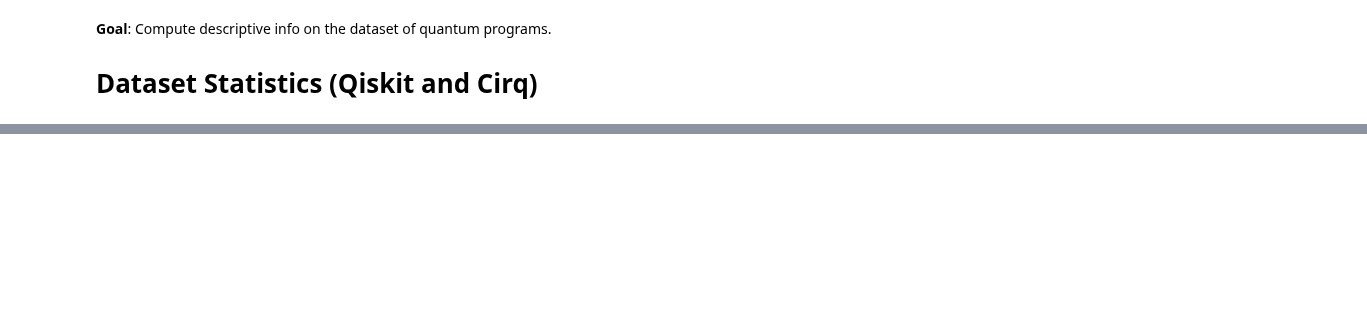
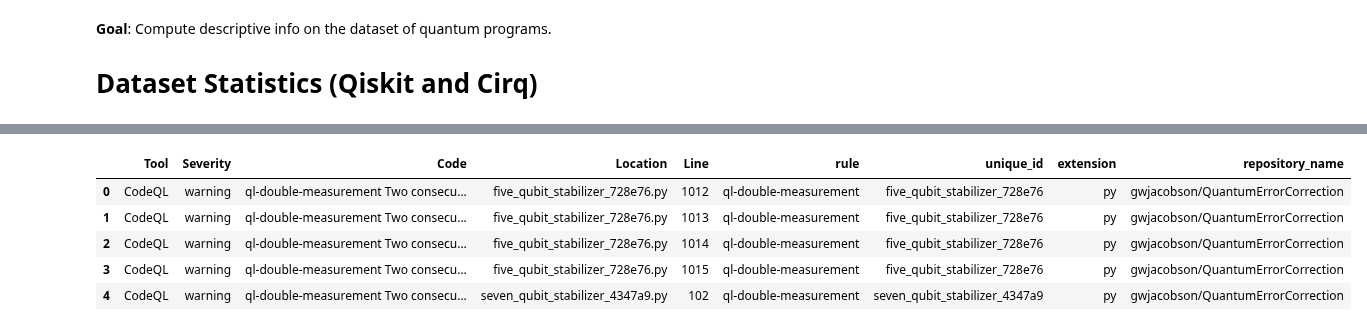
Before and after one commit to sola-st/LintQ, a Jupyter notebook: notebooks/08_Dataset_Stats.ipynb, the cells around one changed output, grey strips where cells are left out. Saved outputs shown, nothing was run; the diff lists cells and outputs as text; code cells hidden in the pictures; blank space fills up the shorter version.

```diff
--- a/notebooks/08_Dataset_Stats.ipynb
+++ b/notebooks/08_Dataset_Stats.ipynb
@@ -12,3 +12,19 @@ PAPER_DIR = '../data/paper_images'
+# %%
+# dataset
+DIR_DATASET_QISKIT = '../data/datasets/exp_v06'
+DIR_DATASET_CIRQ = '../data/datasets/exp_v07'
+
+# output
+PAPER_DIR = '../data/paper_images'
+
+# Abstraction
+DETECTORS_FOLDER = '../qlint/codeql/src'
+ABSTRACTION_FOLDER = '../qlint/codeql/lib/qiskit'
+
+# warning & manual inspection
+PATH_WARNINGS_SARIF = '../data/analysis_results/exp_v08/codeql_2023-03-13_13-54-00/data.sarif'
+PATH_MANUAL_INSPECTION_CSV = '../data/annotations/manual_inspection/warnings_until_23_03_14.csv'
+PATH_METADATA_DATASET = '../data/datasets/exp_v08/df_summary.csv'
 # %%
 import os
 
@@ -331,0 +531,16 @@ fig.savefig(
+# %%
+# merge the two dataframes keeping the df_warnings as the base
+df_merged = pd.merge(
+    df_warnings,
+    df_metadata,
+    on='unique_id',
+    how='left'
+)
+df_merged.head()
+# %% [output]
+|  | Tool | Severity | Code | Location | Line | rule | unique_id | extension | repository_name |
+| 0 | CodeQL | warning | ql-double-measurement Two consecu... | five_qubit_stabilizer_728e76.py | 1012 | ql-double-measurement | five_qubit_stabilizer_728e76 | py | gwjacobson/QuantumErrorCorrection |
+| 1 | CodeQL | warning | ql-double-measurement Two consecu... | five_qubit_stabilizer_728e76.py | 1013 | ql-double-measurement | five_qubit_stabilizer_728e76 | py | gwjacobson/QuantumErrorCorrection |
+| 2 | CodeQL | warning | ql-double-measurement Two consecu... | five_qubit_stabilizer_728e76.py | 1014 | ql-double-measurement | five_qubit_stabilizer_728e76 | py | gwjacobson/QuantumErrorCorrection |
+| 3 | CodeQL | warning | ql-double-measurement Two consecu... | five_qubit_stabilizer_728e76.py | 1015 | ql-double-measurement | five_qubit_stabilizer_728e76 | py | gwjacobson/QuantumErrorCorrection |
+| 4 | CodeQL | warning | ql-double-measurement Two consecu... | seven_qubit_stabilizer_4347a9.py | 102 | ql-double-measurement | seven_qubit_stabilizer_4347a9 | py | gwjacobson/QuantumErrorCorrection |
```
Also changed, not shown: parts of 23 cells of this notebook, 4 other files.
